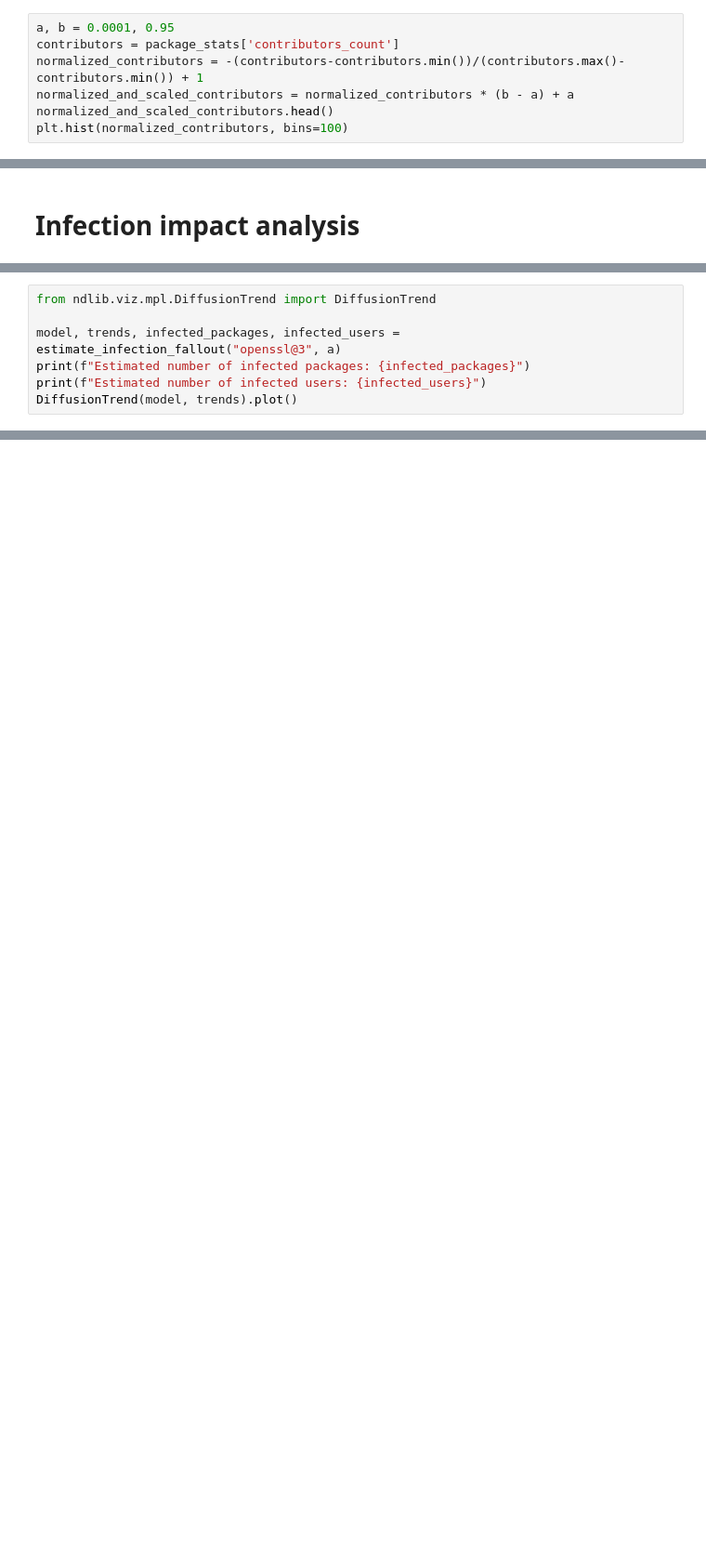
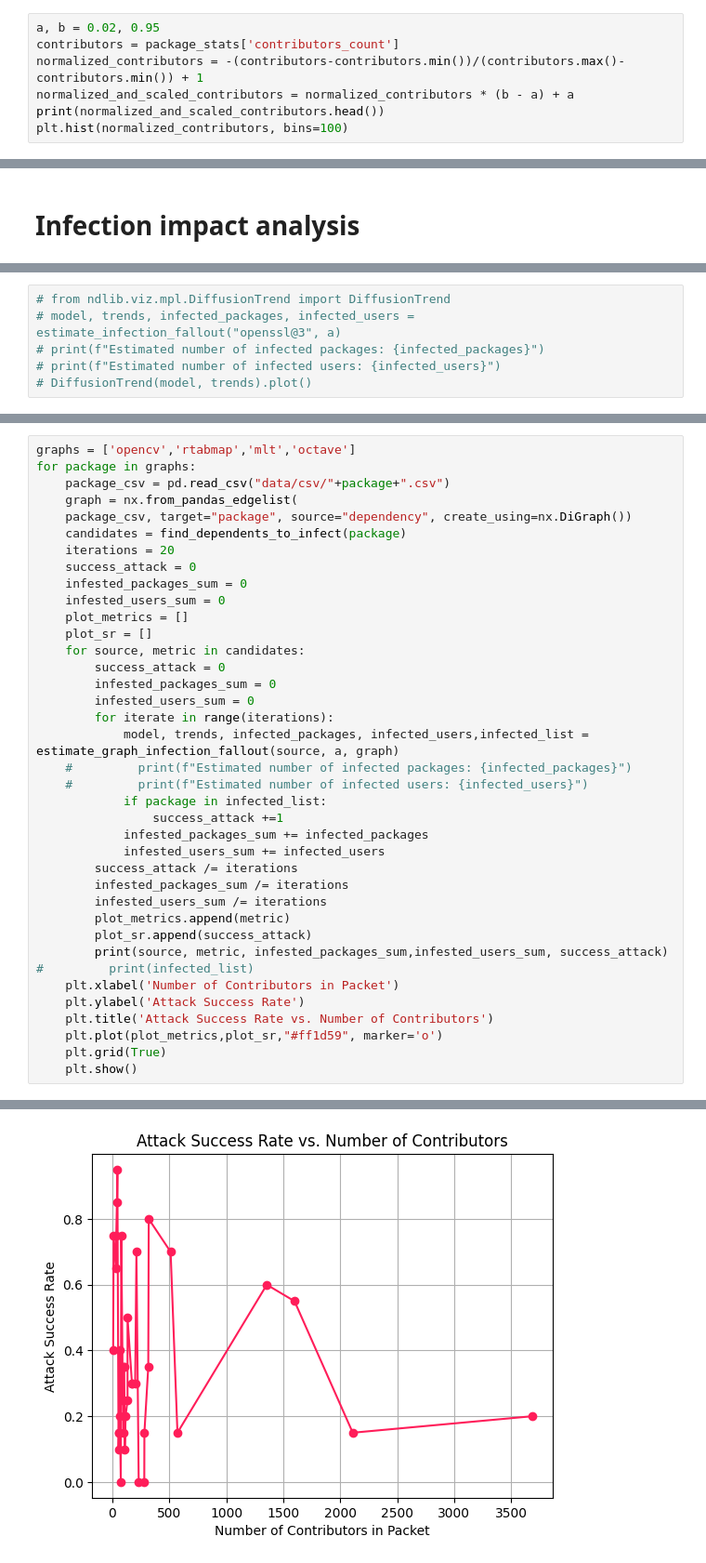
Before and after one commit to Krrer-uni/DAVe, a Jupyter notebook: dave.ipynb, the cells around one changed output, grey strips where cells are left out. Shown at 93% size. Saved outputs shown, nothing was run; the diff lists cells and outputs as text; blank space fills up the shorter version.

```diff
--- a/dave.ipynb
+++ b/dave.ipynb
@@ -263,10 +250,10 @@ plt.show()
 # %% [markdown]
 # Prepare Edge Weights (infection probabilities)
 # %%
-a, b = 0.0001, 0.95
+a, b = 0.02, 0.95
 contributors = package_stats['contributors_count']
 normalized_contributors = -(contributors-contributors.min())/(contributors.max()-contributors.min()) + 1
 normalized_and_scaled_contributors = normalized_contributors * (b - a) + a
-normalized_and_scaled_contributors.head()
+print(normalized_and_scaled_contributors.head())
 plt.hist(normalized_contributors, bins=100)
 # %% [output]
@@ -334,7 +384,6 @@ def estimate_infection_fallout(first_package, min_infection_probability):
 # %%
-from ndlib.viz.mpl.DiffusionTrend import DiffusionTrend
-
-model, trends, infected_packages, infected_users = estimate_infection_fallout("openssl@3", a)
-print(f"Estimated number of infected packages: {infected_packages}")
-print(f"Estimated number of infected users: {infected_users}")
-DiffusionTrend(model, trends).plot()
+# from ndlib.viz.mpl.DiffusionTrend import DiffusionTrend
+# model, trends, infected_packages, infected_users = estimate_infection_fallout("openssl@3", a)
+# print(f"Estimated number of infected packages: {infected_packages}")
+# print(f"Estimated number of infected users: {infected_users}")
+# DiffusionTrend(model, trends).plot()
@@ -344,0 +390,39 @@ Estimated number of infected users: 11329507
+# %%
+graphs = ['opencv','rtabmap','mlt','octave']
+for package in graphs:
+    package_csv = pd.read_csv("data/csv/"+package+".csv")
+    graph = nx.from_pandas_edgelist(
+    package_csv, target="package", source="dependency", create_using=nx.DiGraph())
+    candidates = find_dependents_to_infect(package)
+    iterations = 20
+    success_attack = 0
+    infested_packages_sum = 0
+    infested_users_sum = 0
+    plot_metrics = []
+    plot_sr = []
+    for source, metric in candidates:
+        success_attack = 0
+        infested_packages_sum = 0
+        infested_users_sum = 0
+        for iterate in range(iterations):
+            model, trends, infected_packages, infected_users,infected_list = estimate_graph_infection_fallout(source, a, graph)
+    #         print(f"Estimated number of infected packages: {infected_packages}")
+    #         print(f"Estimated number of infected users: {infected_users}")
+            if package in infected_list:
+                success_attack +=1
+            infested_packages_sum += infected_packages
+            infested_users_sum += infected_users
+        success_attack /= iterations
+        infested_packages_sum /= iterations
+        infested_users_sum /= iterations
+        plot_metrics.append(metric)
+        plot_sr.append(success_attack)
+        print(source, metric, infested_packages_sum,infested_users_sum, success_attack)
+#         print(infected_list)
+    plt.xlabel('Number of Contributors in Packet')
+    plt.ylabel('Attack Success Rate')
+    plt.title('Attack Success Rate vs. Number of Contributors')
+    plt.plot(plot_metrics,plot_sr,"#ff1d59", marker='o')
+    plt.grid(True)
+    plt.show()
+# %% [output]
@@ -344,0 +446 @@ Estimated number of infected users: 11329507
+[figure, added]
```
Also changed, not shown: parts of 10 cells of this notebook, 3 other files.
